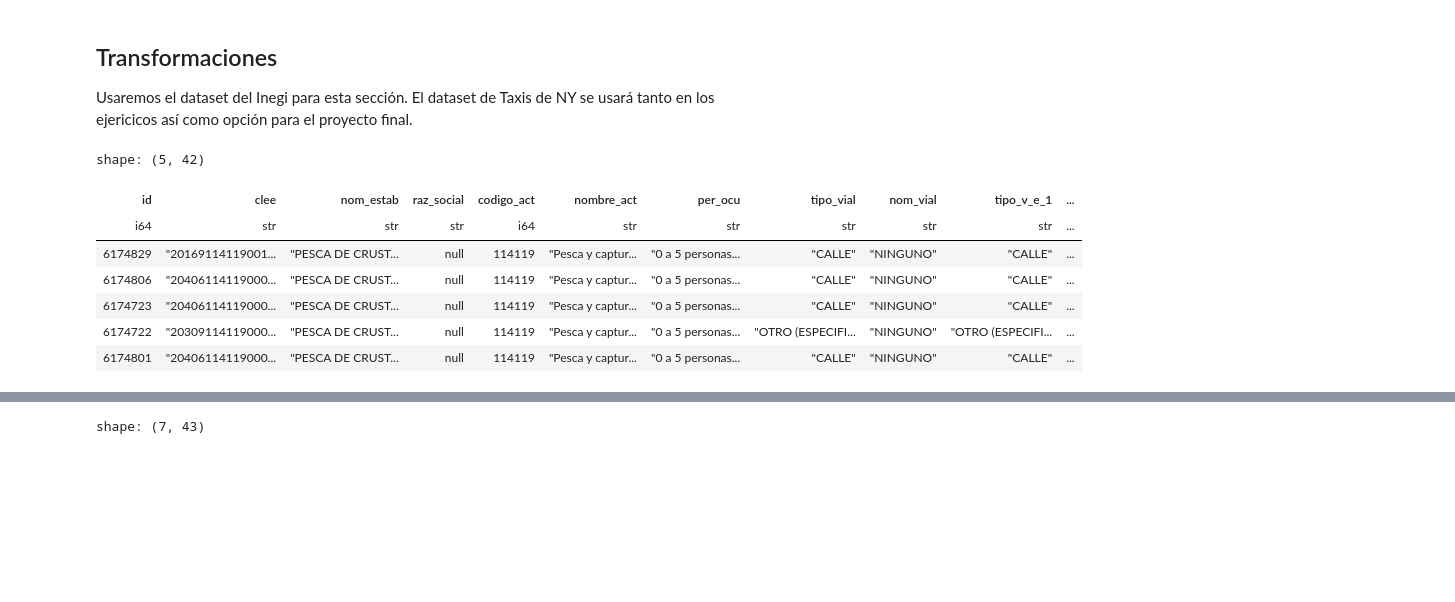
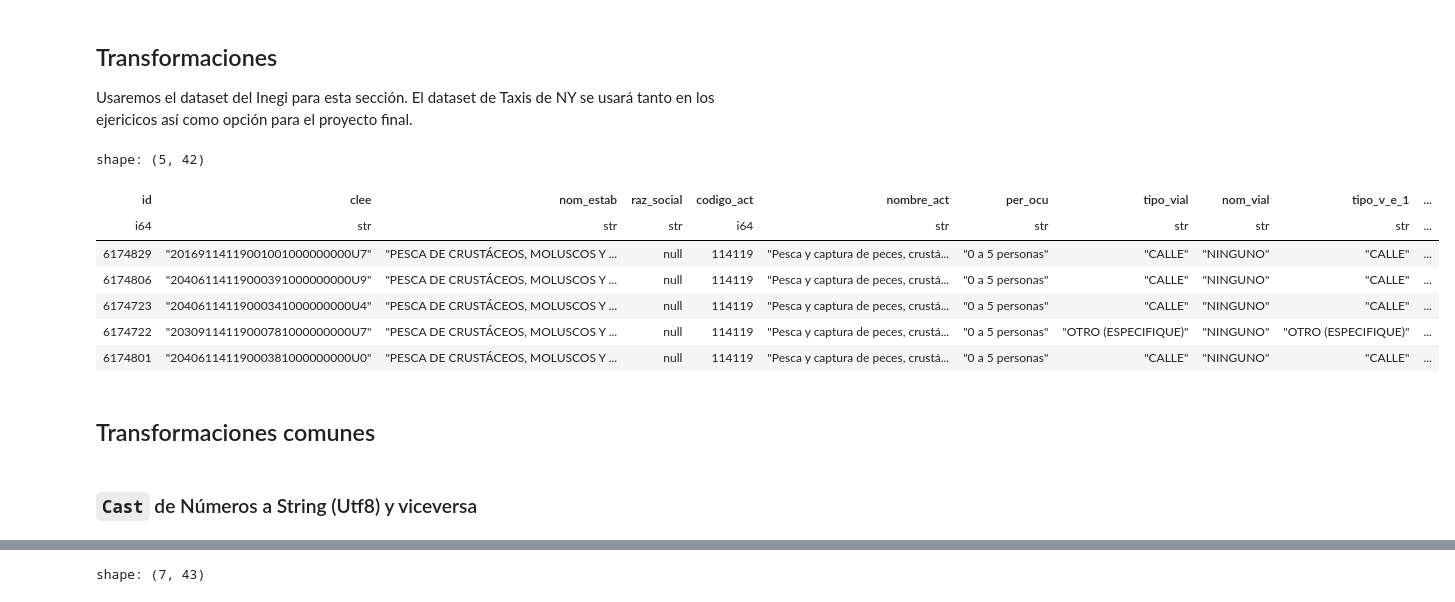
Before and after one commit to gmbmx/zophia-polars, a Jupyter notebook: notebooks/03_polars_transform.ipynb, the cells around one changed output, grey strips where cells are left out. Drawn from its saved outputs; the diff is of its cells as text; code cells hidden in the pictures; blank space fills up the shorter version.

```diff
--- a/notebooks/03_polars_transform.ipynb
+++ b/notebooks/03_polars_transform.ipynb
@@ -4,16 +4,23 @@
 Usaremos el dataset del Inegi para esta sección. El dataset de Taxis de NY se usará tanto en los ejericicos así como opción para el proyecto final.
 # %%
 import polars as pl
+pl.Config.set_tbl_rows(15) #Esta config controla la cantidad de filas en print y display en Jupyter
+pl.Config.set_tbl_cols(50) #Cantidad de columnas a desplegar
+pl.Config.set_fmt_str_lengths(100) #Longitud de las cadenas a desplegar
 
 with open('../data/inegi.csv', 'r', encoding='latin1') as fh:
     polars_df = pl.read_csv(fh.read().encode('utf-8'))
 polars_df.head()
 # %% [output]
 shape: (5, 42)
 | id | clee | nom_estab | raz_social | codigo_act | nombre_act | per_ocu | tipo_vial | nom_vial | tipo_v_e_1 | ... |
 | i64 | str | str | str | i64 | str | str | str | str | str | ... |
-| 6174829 | "20169114119001... | "PESCA DE CRUST... | null | 114119 | "Pesca y captur... | "0 a 5 personas... | "CALLE" | "NINGUNO" | "CALLE" | ... |
-| 6174806 | "20406114119000... | "PESCA DE CRUST... | null | 114119 | "Pesca y captur... | "0 a 5 personas... | "CALLE" | "NINGUNO" | "CALLE" | ... |
-| 6174723 | "20406114119000... | "PESCA DE CRUST... | null | 114119 | "Pesca y captur... | "0 a 5 personas... | "CALLE" | "NINGUNO" | "CALLE" | ... |
-| 6174722 | "20309114119000... | "PESCA DE CRUST... | null | 114119 | "Pesca y captur... | "0 a 5 personas... | "OTRO (ESPECIFI... | "NINGUNO" | "OTRO (ESPECIFI... | ... |
-| 6174801 | "20406114119000... | "PESCA DE CRUST... | null | 114119 | "Pesca y captur... | "0 a 5 personas... | "CALLE" | "NINGUNO" | "CALLE" | ... |
+| 6174829 | "20169114119001001000000000U7" | "PESCA DE CRUSTÁCEOS, MOLUSCOS Y ... | null | 114119 | "Pesca y captura de peces, crustá... | "0 a 5 personas" | "CALLE" | "NINGUNO" | "CALLE" | ... |
+| 6174806 | "20406114119000391000000000U9" | "PESCA DE CRUSTÁCEOS, MOLUSCOS Y ... | null | 114119 | "Pesca y captura de peces, crustá... | "0 a 5 personas" | "CALLE" | "NINGUNO" | "CALLE" | ... |
+| 6174723 | "20406114119000341000000000U4" | "PESCA DE CRUSTÁCEOS, MOLUSCOS Y ... | null | 114119 | "Pesca y captura de peces, crustá... | "0 a 5 personas" | "CALLE" | "NINGUNO" | "CALLE" | ... |
+| 6174722 | "20309114119000781000000000U7" | "PESCA DE CRUSTÁCEOS, MOLUSCOS Y ... | null | 114119 | "Pesca y captura de peces, crustá... | "0 a 5 personas" | "OTRO (ESPECIFIQUE)" | "NINGUNO" | "OTRO (ESPECIFIQUE)" | ... |
+| 6174801 | "20406114119000381000000000U0" | "PESCA DE CRUSTÁCEOS, MOLUSCOS Y ... | null | 114119 | "Pesca y captura de peces, crustá... | "0 a 5 personas" | "CALLE" | "NINGUNO" | "CALLE" | ... |
+# %% [markdown]
+## Transformaciones comunes
+# %% [markdown]
+### `Cast` de Números a String (Utf8) y viceversa
```
Also changed, not shown: parts of 65 cells of this notebook.
